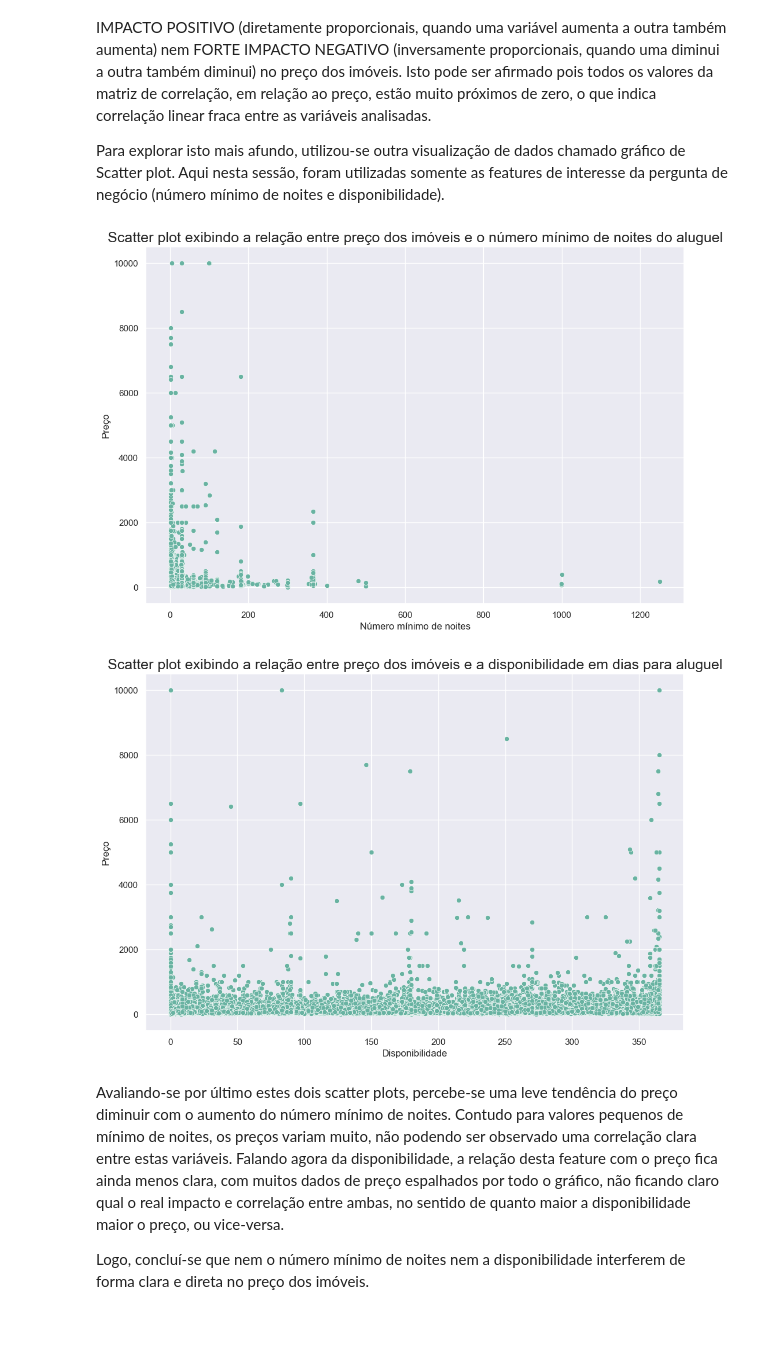
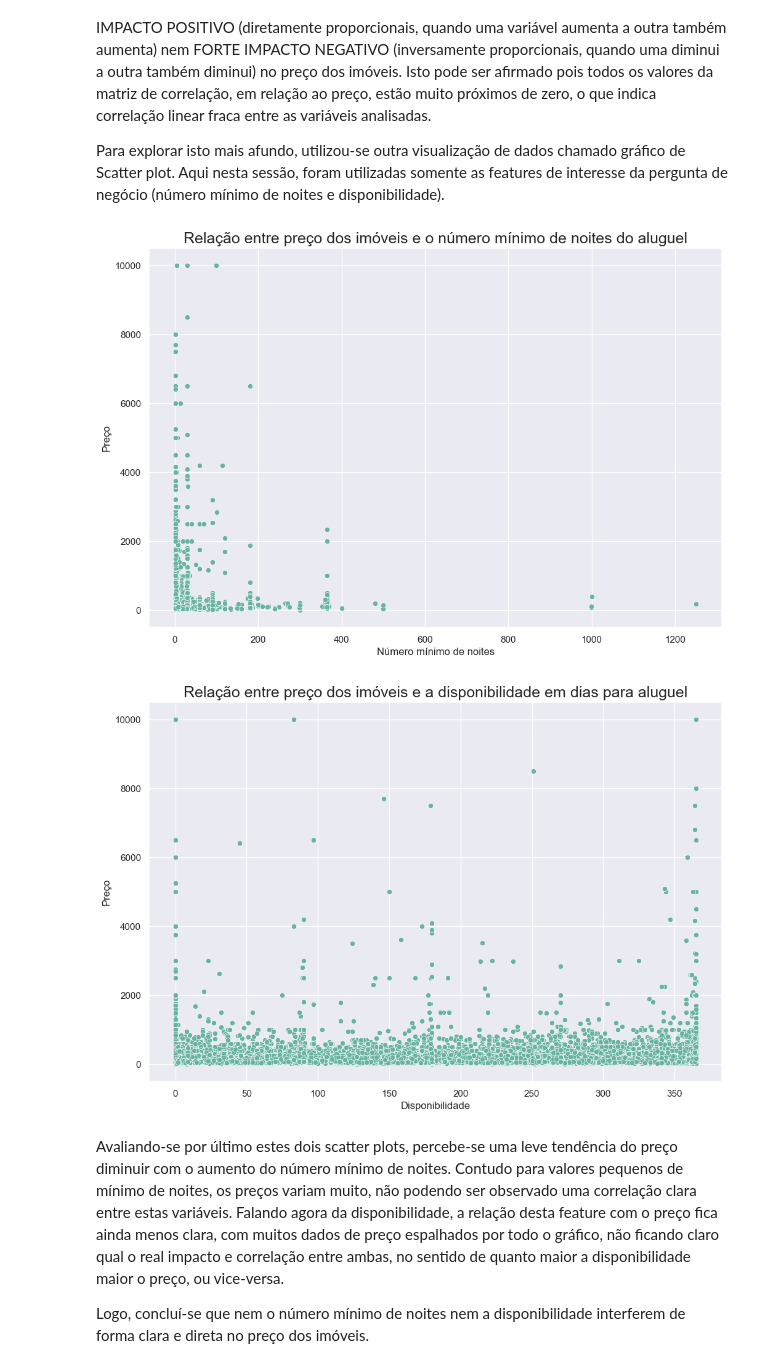
Before and after one commit to rfprates/LH_CD_RODRIGOPRATES, a Jupyter notebook: reports_eda/EDA.ipynb, the cells around one changed output. Drawn from its saved outputs; the diff is of its cells as text; code cells hidden in the pictures; blank space fills up the shorter version.

Commit message:
update_graphs_eda

```diff
--- a/reports_eda/EDA.ipynb
+++ b/reports_eda/EDA.ipynb
@@ -582,25 +582,25 @@ Para explorar isto mais afundo, utilizou-se outra visualização de dados chamad
 # %%
 # definindo o tamanho da imagem do gráfico
 plt.figure(figsize = (12,8))
 
 # plotando o gráfico
 sns.scatterplot(
     data = df,
     y = 'price',
     x = 'minimo_noites',
     color = color
 )
 
 # título do gráfico
-plt.title('Scatter plot exibindo a relação entre preço dos imóveis e o número mínimo de noites do aluguel', fontsize = 18)
+plt.title('Relação entre preço dos imóveis e o número mínimo de noites do aluguel', fontsize = 18)
 
 # nomeando o eixo X
 plt.xlabel('Número mínimo de noites', fontsize = 12)
 
 # nomeando o eixo Y
 plt.ylabel('Preço', fontsize = 12);
 # %% [output]
-[figure, old version]
+[figure, new version]
 # %%
 # definindo o tamanho da imagem do gráfico
 plt.figure(figsize = (12,8))
@@ -614,7 +614,7 @@ sns.scatterplot(
 )
 
 # título do gráfico
-plt.title('Scatter plot exibindo a relação entre preço dos imóveis e a disponibilidade em dias para aluguel', fontsize = 18)
+plt.title('Relação entre preço dos imóveis e a disponibilidade em dias para aluguel', fontsize = 18)
 
 # nomeando o eixo X
 plt.xlabel('Disponibilidade', fontsize = 12)
@@ -622,7 +622,7 @@ plt.xlabel('Disponibilidade', fontsize = 12)
 # nomeando o eixo Y
 plt.ylabel('Preço', fontsize = 12);
 # %% [output]
-[figure, old version]
+[figure, new version]
 # %% [markdown]
 Avaliando-se por último estes dois scatter plots, percebe-se uma leve tendência do preço diminuir com o aumento do número mínimo de noites. Contudo para valores pequenos de mínimo de noites, os preços variam muito, não podendo ser observado uma correlação clara entre estas variáveis. Falando agora da disponibilidade, a relação desta feature com o preço fica ainda menos clara, com muitos dados de preço espalhados por todo o gráfico, não ficando claro qual o real impacto e correlação entre ambas, no sentido de quanto maior a disponibilidade maior o preço, ou vice-versa.
 
```
Also changed, not shown: parts of 2 cells of this notebook.
